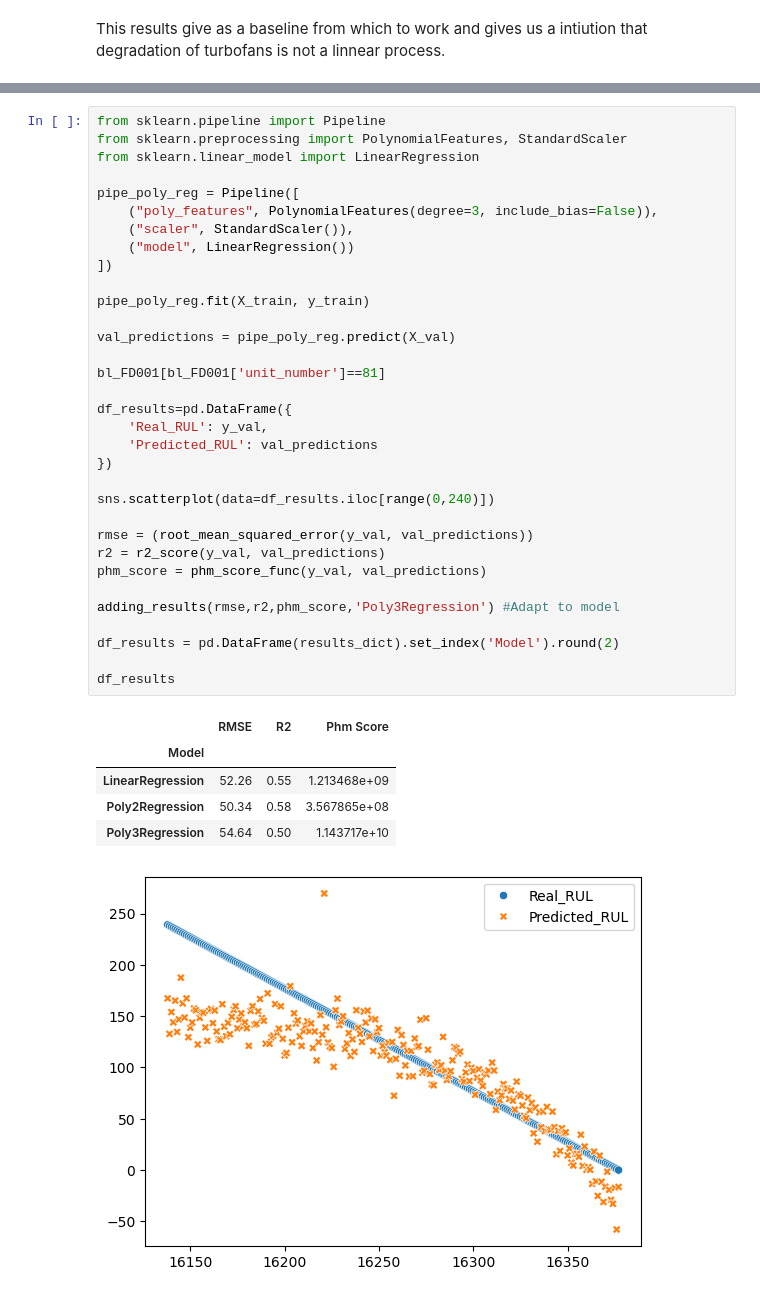
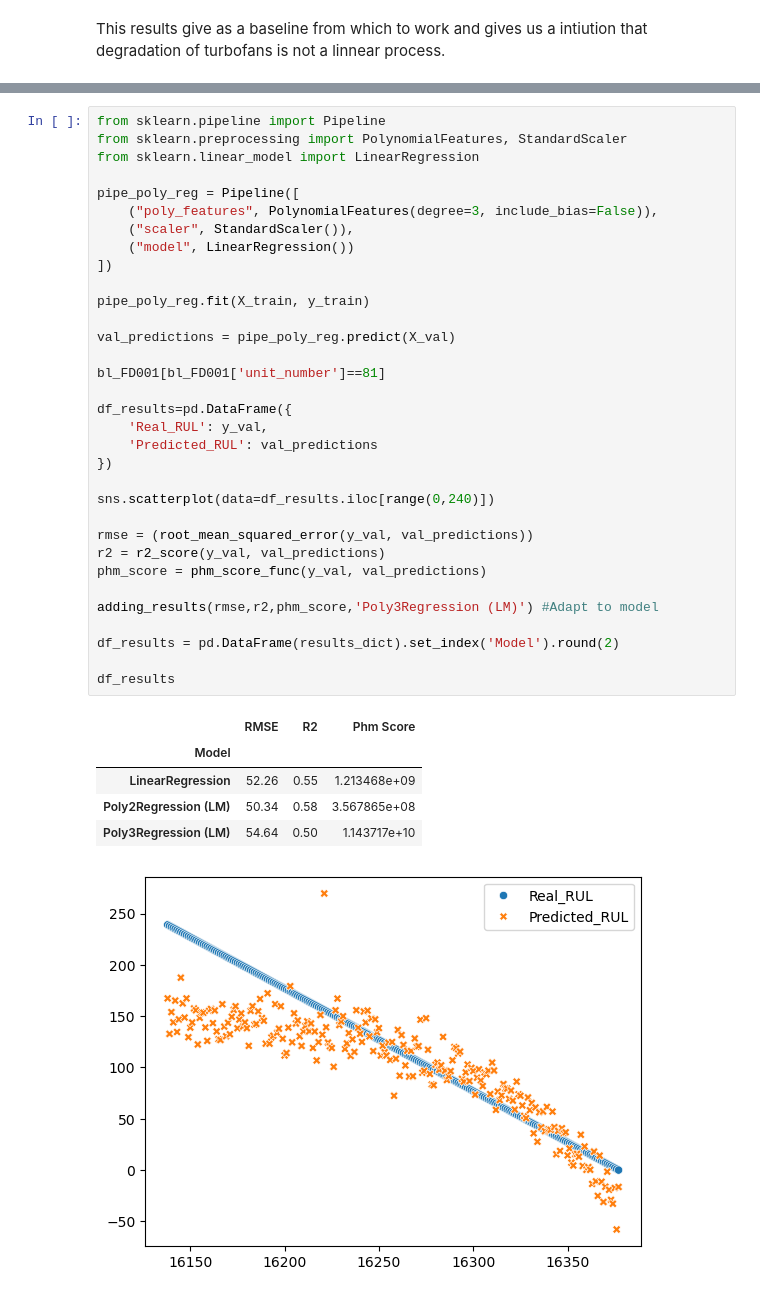
Before and after one commit to oscarguillen-ml/ML-Internship-Portfolio, a Jupyter notebook: 02-predictive-maintenance/predictive_maintenance.ipynb, the cells around one changed output, grey strips where cells are left out. Saved outputs shown, nothing was run; the diff lists cells and outputs as text.

```diff
--- a/02-predictive-maintenance/predictive_maintenance.ipynb
+++ b/02-predictive-maintenance/predictive_maintenance.ipynb
@@ -337,34 +339,34 @@ pipe_poly_reg = Pipeline([
     ("poly_features", PolynomialFeatures(degree=3, include_bias=False)),
     ("scaler", StandardScaler()),
     ("model", LinearRegression())
 ])
 
 pipe_poly_reg.fit(X_train, y_train)
 
 val_predictions = pipe_poly_reg.predict(X_val)
 
 bl_FD001[bl_FD001['unit_number']==81]
 
 df_results=pd.DataFrame({
     'Real_RUL': y_val,
     'Predicted_RUL': val_predictions
 })
 
 sns.scatterplot(data=df_results.iloc[range(0,240)])
 
 rmse = (root_mean_squared_error(y_val, val_predictions))
 r2 = r2_score(y_val, val_predictions)
 phm_score = phm_score_func(y_val, val_predictions)
 
-adding_results(rmse,r2,phm_score,'Poly3Regression') #Adapt to model
+adding_results(rmse,r2,phm_score,'Poly3Regression (LM)') #Adapt to model
 
 df_results = pd.DataFrame(results_dict).set_index('Model').round(2)
 
 df_results
 # %% [output]
 |  | RMSE | R2 | Phm Score |
 | Model |  |  |  |
 | LinearRegression | 52.26 | 0.55 | 1.213468e+09 |
-| Poly2Regression | 50.34 | 0.58 | 3.567865e+08 |
-| Poly3Regression | 54.64 | 0.50 | 1.143717e+10 |
+| Poly2Regression (LM) | 50.34 | 0.58 | 3.567865e+08 |
+| Poly3Regression (LM) | 54.64 | 0.50 | 1.143717e+10 |
 [figure]
```
Also changed, not shown: parts of 6 cells of this notebook.
